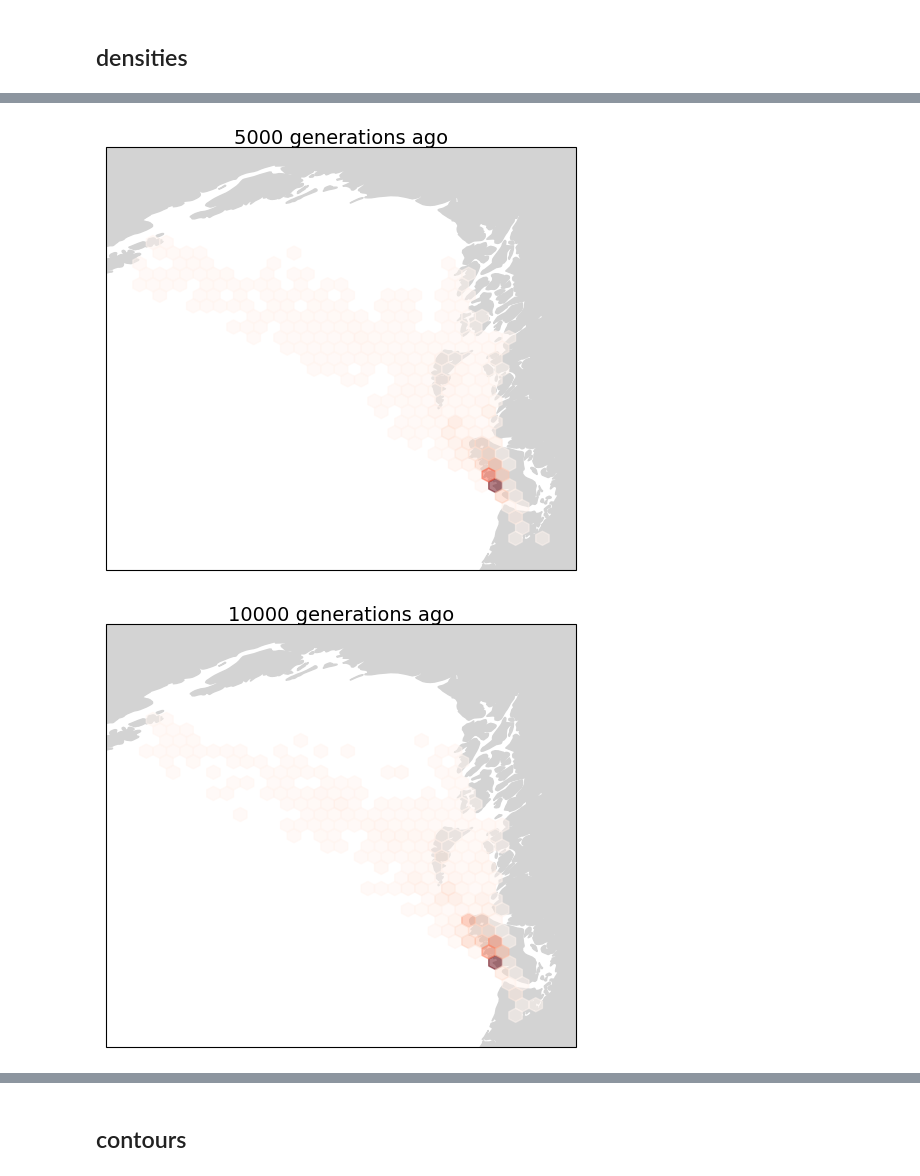
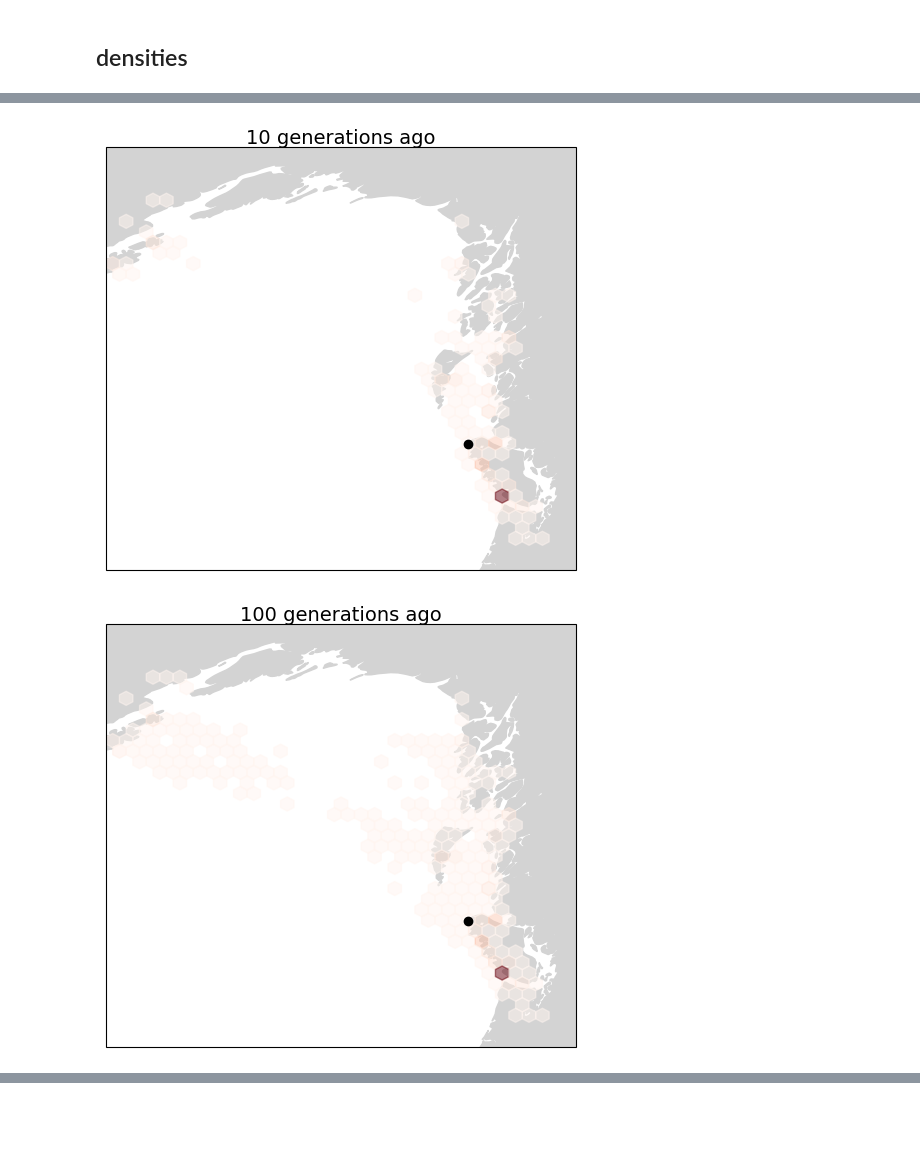
Before and after one commit to mmosmond/spacetrees-kelp, a Jupyter notebook: plots-KL19.ipynb, the cells around one changed output, grey strips where cells are left out. Drawn from its saved outputs; the diff is of its cells as text; code cells hidden in the pictures; blank space fills up the shorter version.

```diff
--- a/plots-KL19.ipynb
+++ b/plots-KL19.ipynb
@@ -149,0 +204,3 @@ for i in [2,3,4,5]:
+# %%
+for i in range(T):
+    all_ancestors(anc_locs, sample_locations, i, samples=popgroups, colors=[colormap[c] for c in popcolors], means=True)
@@ -149,0 +218,3 @@ for i in [2,3,4,5]:
+# %%
+for i in range(T):
+    all_ancestors(anc_locs_set03, set03_sample_locations, i, samples=set03_popgroups, colors=[colormap[c] for c in set03_popcolors], means=True)
@@ -232,3 +289,0 @@ def density_plot(time_ix,samples=range(n),extent=robinson_extent,figsize=(5,5)):
-# %%
-for i in [3,4,5]:
-    density_plot(i)
@@ -239,5 +290,5 @@ for i in [3,4,5]:
 # %%
-def hex_density(time_ix,samples=range(n),extent=robinson_extent,figsize=(5,5)):
+def hex_density(anc_locs,sample_locations,time_ix,samples=range(n),extent=robinson_extent,figsize=(5,5)):
 
     fig = plt.figure(figsize=figsize)
 
@@ -259,6 +310,7 @@ def hex_density(time_ix,samples=range(n),extent=robinson_extent,figsize=(5,5)):
     # ax.hexbin(x=all_locs[:,0], y=all_locs[:,1], transform=data_crs, cmap=cmap, gridsize=[30,10], alpha=0.5, extent=[binlims[0,0], binlims[1,0], binlims[0,1], binlims[1,1]])
     ax.hexbin(x=all_locs[:,1], y=all_locs[:,0], transform=data_crs, cmap=cmap, gridsize=[35,20], extent=[binlims[0,0], binlims[1,0], binlims[0,1], binlims[1,1]], alpha=0.5, mincnt=1)
 
+    ax.scatter(np.mean(sample_locations[:,1]), np.mean(sample_locations[:,0]), transform=data_crs, color='k', marker='o', zorder=1e5) #mean sample location
 
     text = '%d generations ago' %int(ancestor_times[time_ix])
     ax.text(0.5,1.01,text,transform = ax.transAxes, ha='center', fontsize=14)
@@ -270,8 +322,8 @@ def hex_density(time_ix,samples=range(n),extent=robinson_extent,figsize=(5,5)):
     # plt.savefig(plotdir + 'grundler_4.png')
     plt.show()
 # %%
-for i in [3,4,5]:
-    hex_density(i)
+for i in range(T):
+    hex_density(anc_locs,sample_locations,i,samples = range(len(sample_locations)))
 # %% [output]
-[figure, old version]
+[figure, new version]
-[figure, old version]
+[figure, new version]
@@ -279,2 +337,0 @@ for i in [3,4,5]:
-# %% [markdown]
-## contours
```
Also changed, not shown: parts of 37 cells of this notebook, 3 other files.
